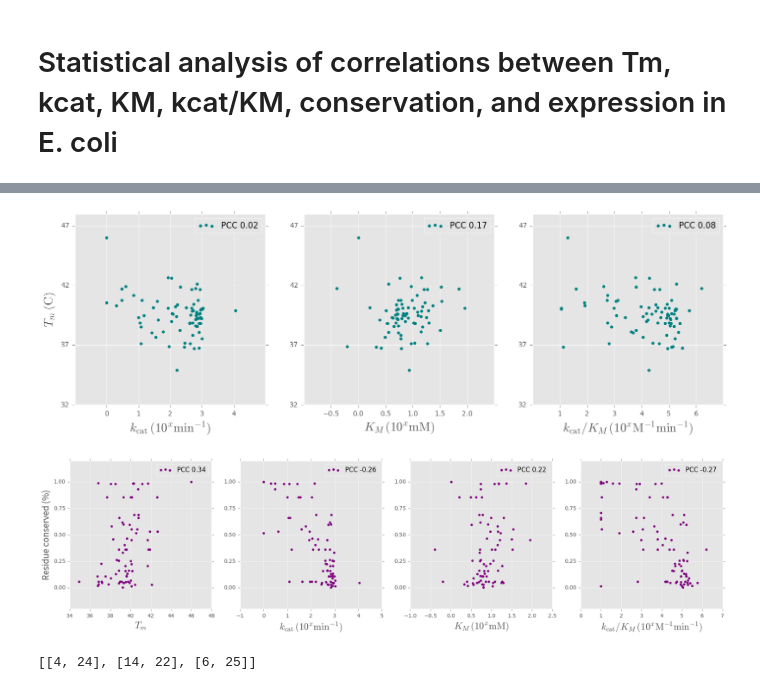
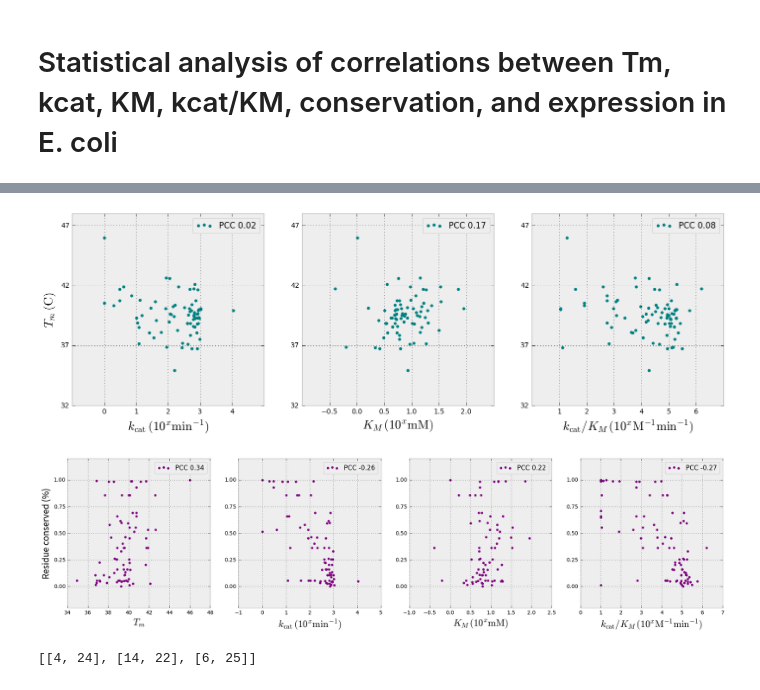
Before and after one commit to dacarlin/bglb_thermal, a Jupyter notebook: paper_draft/figures_for_paper.ipynb, the cells around one changed output, grey strips where cells are left out. Cells and saved outputs as stored; diff of their text form; code cells hidden in the pictures.

```diff
--- a/paper_draft/figures_for_paper.ipynb
+++ b/paper_draft/figures_for_paper.ipynb
@@ -432,7 +276,7 @@ my_params = {
     'kcatkm': {
         'cmap': cmap, 'vmin': -4, 'vmax': 4 ,
     },
-    'percent_conserved': {
+    'conserved': {
         'cmap': 'Reds', 'vmin': 0, 'vmax': 1,
     },
     'distance_from_active_site': {
@@ -442,7 +286,7 @@ my_params = {
 
 #to_plot = enumerate( [ 'expression', 'tm', 'kcat', 'km', 'kcatkm', 'percent_conserved', 'distance_from_active_site' ] )
 # %%
-to_plot = enumerate( [ 'expression', 'tm', 'kcat', 'km', 'kcatkm', 'percent_conserved' ] )
+to_plot = enumerate( [ 'expression', 'tm', 'kcat', 'km', 'kcatkm', 'conserved' ] )
 
 plt.figure( figsize=(22,90) )
 plt.subplots_adjust( left=1., right=1.1 )
@@ -555,5 +389,4 @@ distance_from_active_site   -0.166663
 Name: tm, dtype: float64
 # %%
-df[ 'conserved' ] = df.sequence_pos.map( my_dict )
-df.corr( method='pearson' )['conserved'] # I love pandas
+h.corr( method='pearson' )['conserved'] # I love pandas
 # %% [output]
@@ -578,0 +482,31 @@ Name: conserved, dtype: float64
+# %%
+
+#plt.style.use( 'ggplot' )
+
+constants = [
+    ( 'kcat', 880, '$k_{\mathrm{cat}}\,(10^x \mathrm{min}^{-1})$', 0.02 ),
+    ( 'km', 5.5, '$K_M\,(10^x \mathrm{mM})$', 0.17 ),
+    ( 'kcatkm', 17400, '$k_{\mathrm{cat}}/K_M\,(10^x \mathrm{M}^{-1}\mathrm{min}^{-1})$', 0.08 ),
+]
+
+plt.figure( figsize=( 17, 5 ) )
+
+for idx, ( constant, native_value, fmt_str, pcc ) in enumerate( constants ):
+
+    x = log10( df[ constant ] )
+    y = df.tm
+    my_log_value = log10( native_value )
+
+    plt.subplot( 1, 3, idx+1 )
+    plt.scatter( x, y, color='teal', lw=0 )
+
+    my_x_ticks = plt.xticks()[0]
+    plt.xticks( my_x_ticks[1:-1] )
+    plt.yticks( [ 32, 37, 42, 47 ] )
+    plt.legend( [ 'PCC {0:0.2f}'.format(pcc)])
+
+    plt.xlabel( fmt_str, fontsize=18, fontname='Source Sans Pro' )
+    if idx == 0:
+        plt.ylabel( '$T_m\,(\mathrm{C})$', fontsize=18, fontname='Source Sans Pro' )
+
+#plt.savefig( 'tm_versus_all.png', dpi=600 )
@@ -580,37 +516,37 @@ Name: conserved, dtype: float64
 from scipy.stats import pearsonr
 # %%
 # kinetic constants versus tm
-plt.style.use( 'ggplot' )
+#plt.style.use( 'ggplot' )
 
 constants = [
     ( 'kcat', 880, '$k_{\mathrm{cat}}\,(10^x \mathrm{min}^{-1})$', 0.02 ),
     ( 'km', 5.5, '$K_M\,(10^x \mathrm{mM})$', 0.17 ),
     ( 'kcatkm', 17400, '$k_{\mathrm{cat}}/K_M\,(10^x \mathrm{M}^{-1}\mathrm{min}^{-1})$', 0.08 ),
 ]
 
 plt.figure( figsize=( 17, 5 ) )
 
 for idx, ( constant, native_value, fmt_str, pcc ) in enumerate( constants ):
 
     x = log10( df[ constant ] )
     y = df.tm
     my_log_value = log10( native_value )
 
     plt.subplot( 1, 3, idx+1 )
     plt.scatter( x, y, color='teal', lw=0 )
 
     my_x_ticks = plt.xticks()[0]
     plt.xticks( my_x_ticks[1:-1] )
     plt.yticks( [ 32, 37, 42, 47 ] )
     plt.legend( [ 'PCC {0:0.2f}'.format(pcc)])
 
     plt.xlabel( fmt_str, fontsize=18, fontname='Source Sans Pro' )
     if idx == 0:
         plt.ylabel( '$T_m\,(\mathrm{C})$', fontsize=18, fontname='Source Sans Pro' )
 
 #plt.savefig( 'tm_versus_all.png', dpi=600 )
 # %% [output]
-[figure, old version]
+[figure, new version]
 # %%
 # my_dict comes from a line at the very top
 # keys: sequence pos, values: percent conserved at this position
@@ -622,5 +556,5 @@ plt.legend?
 # %%
-plt.style.use( 'ggplot' )
+#plt.style.use( 'ggplot' )
 
 constants = [
     ( 'tm', 39.99, '$T_m$', .34 ),
@@ -653,7 +587,7 @@ for idx, ( constant, native_value, fmt_str, pcc ) in enumerate( constants ):
 
 #plt.savefig( 'tm_versus_all.png', dpi=600 )
 # %% [output]
-[figure, old version]
+[figure, new version]
 # %%
 # mutations that reveal tradeoffs
 cc = [ 'kcat', 'km', 'kcatkm' ]
```
Also changed, not shown: parts of 37 cells of this notebook.
